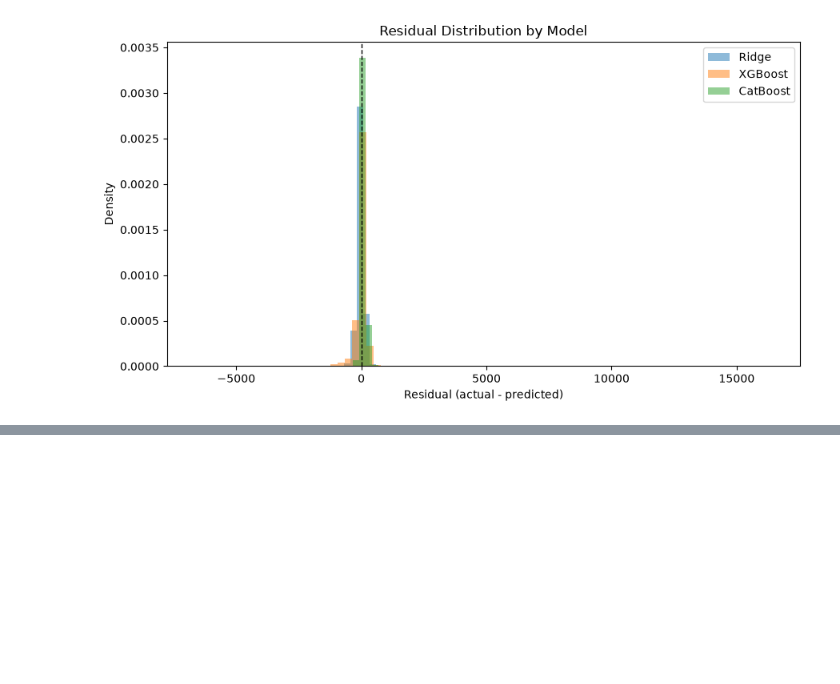
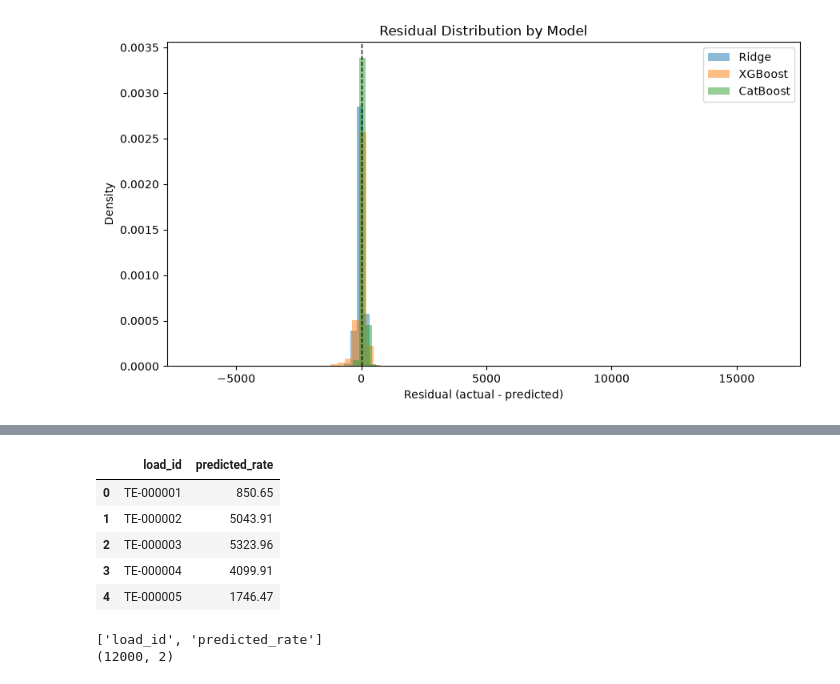
Before and after one commit to YoussefNKH/Freight-Rate-Prediction, a Jupyter notebook: notebook.ipynb, the cells around one changed output, grey strips where cells are left out. Saved outputs shown, nothing was run; the diff lists cells and outputs as text; code cells hidden in the pictures; blank space fills up the shorter version.

```diff
--- a/notebook.ipynb
+++ b/notebook.ipynb
@@ -761,0 +742,66 @@ val_predictions = catboost_model.predict(X_val)
+# %%
+# Recreate the final model using all labeled data
+final_model = CatBoostRegressor(
+    iterations=1000,
+    learning_rate=0.05,
+    depth=8,
+    loss_function="MAE",
+    random_seed=42,
+    verbose=100
+)
+
+final_model.fit(
+    X,
+    y,
+    cat_features=categorical_features
+)
+
+validation = pd.read_csv("data/validation.csv")
+
+validation["date"] = pd.to_datetime(validation["date"])
+
+validation["year"] = validation["date"].dt.year
+validation["month"] = validation["date"].dt.month
+validation["day"] = validation["date"].dt.day
+validation["day_of_week"] = validation["date"].dt.dayofweek
+validation["week_of_year"] = (
+    validation["date"].dt.isocalendar().week.astype(int)
+)
+validation["is_weekend"] = (
+    validation["day_of_week"] >= 5
+).astype(int)
+
+validation["month_sin"] = np.sin(2 * np.pi * validation["month"] / 12)
+validation["month_cos"] = np.cos(2 * np.pi * validation["month"] / 12)
+validation["dow_sin"] = np.sin(2 * np.pi * validation["day_of_week"] / 7)
+validation["dow_cos"] = np.cos(2 * np.pi * validation["day_of_week"] / 7)
+
+# Use medians learned from the training data
+validation[["weight", "market_index"]] = numeric_imputer.transform(
+    validation[["weight", "market_index"]]
+)
+
+validation_features = validation.drop(
+    columns=["load_id", "date"]
+)
+
+validation_predictions = final_model.predict(validation_features)
+
+template = pd.read_csv(
+    "data/validation-predictions-template.csv"
+)
+
+template["predicted_rate"] = np.round(validation_predictions, 2)
+
+assert len(template) == 12000
+assert template["predicted_rate"].notna().all()
+
+template.to_csv(
+    "validation_predictions.csv",
+    index=False
+)
+
+display(template.head())
+print(template.columns.tolist())
+print(template.shape)
+# %% [output]
@@ -761,0 +819,8 @@ val_predictions = catboost_model.predict(X_val)
+|  | load_id | predicted_rate |
+| 0 | TE-000001 | 850.65 |
+| 1 | TE-000002 | 5043.91 |
+| 2 | TE-000003 | 5323.96 |
+| 3 | TE-000004 | 4099.91 |
+| 4 | TE-000005 | 1746.47 |
+['load_id', 'predicted_rate']
+(12000, 2)
```
Also changed, not shown: parts of 6 cells of this notebook, 9 other files.
